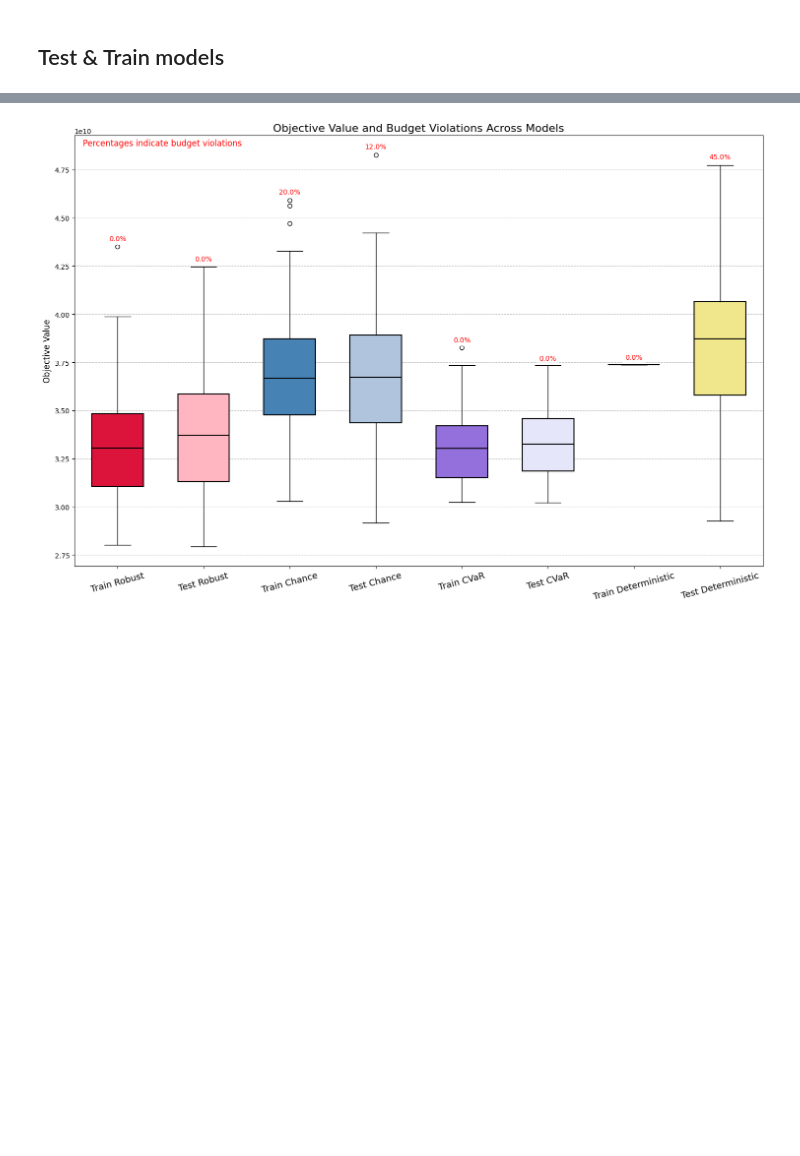
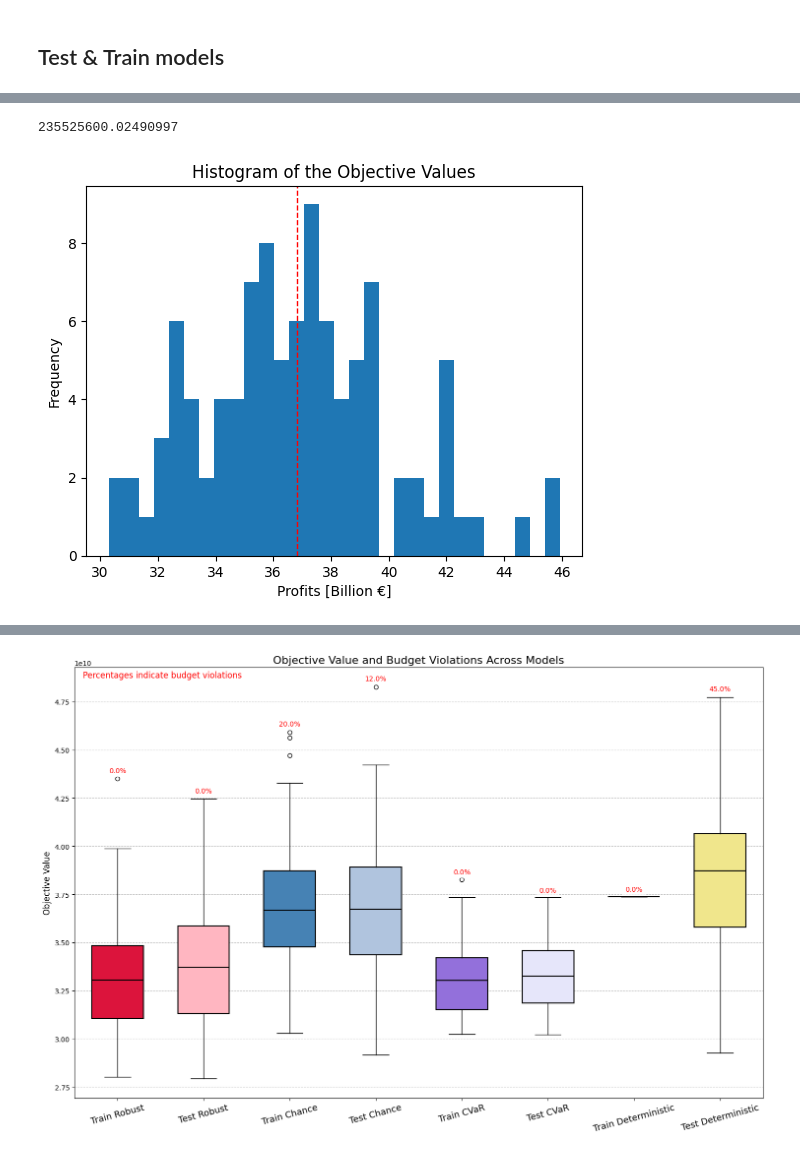
Before and after one commit to bioapfelsaft123/Opti, a Jupyter notebook: AssignmentV2/Main Code/Assignment_Class.ipynb, the cells around one changed output, grey strips where cells are left out. Drawn from its saved outputs; the diff is of its cells as text; code cells hidden in the pictures; blank space fills up the shorter version.

```diff
--- a/AssignmentV2/Main Code/Assignment_Class.ipynb
+++ b/AssignmentV2/Main Code/Assignment_Class.ipynb
@@ -646,0 +748,15 @@ Objective Value: 3840102763772.6045
+# %%
+#Display the remaining budget
+Train_Chance.res.rem_budget
+# %% [output]
+235525600.02490997
+# %%
+#Create a histogram of the objective values
+plt.hist(Train_Chance.res.objective_values, bins=30)
+plt.axvline(np.mean(Train_Chance.res.objective_values), color='red', linestyle='dashed', linewidth=1)
+plt.xlabel('Profits [Billion €]')
+plt.ylabel('Frequency')
+plt.title('Histogram of the Objective Values')
+plt.show()
+# %% [output]
+[figure, added]
```
Also changed, not shown: parts of 18 cells of this notebook.
